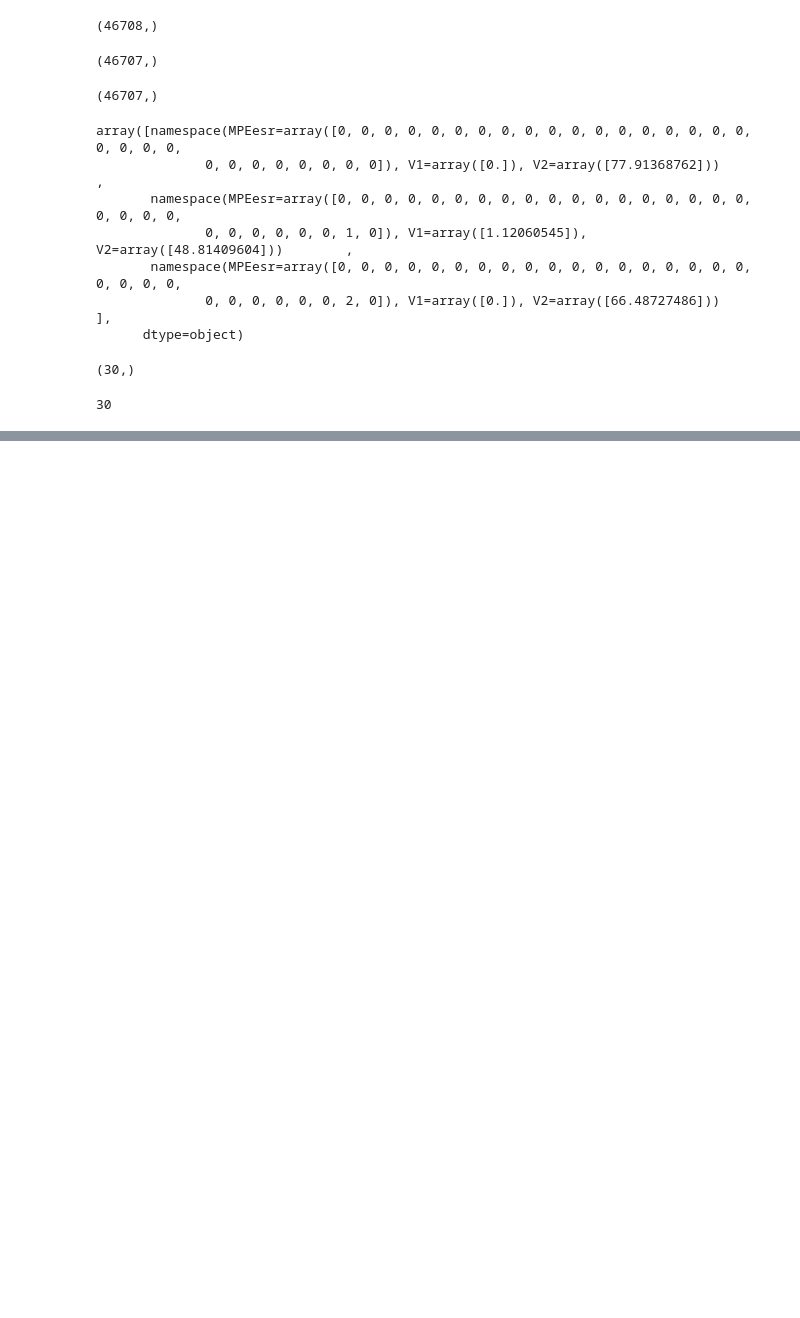
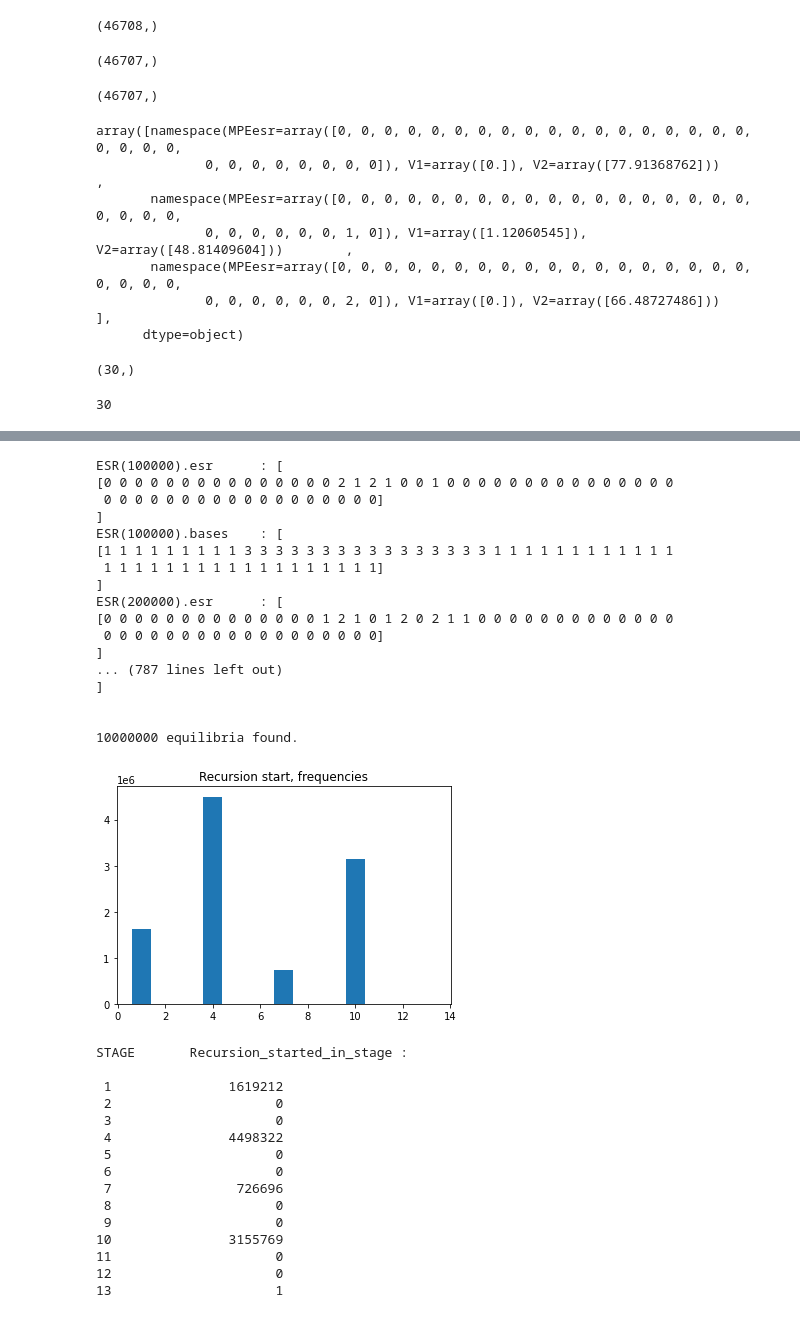
Before and after one commit to AskerNC/dp_ucph, a Jupyter notebook: 4_dynamic_games/python_prelim/RLS/RLS_leapfrog_exercise.ipynb, the cells around one changed output, grey strips where cells are left out. Cells and saved outputs as stored; diff of their text form; code cells hidden in the pictures; blank space fills up the shorter version.

```diff
--- a/4_dynamic_games/python_prelim/RLS/RLS_leapfrog_exercise.ipynb
+++ b/4_dynamic_games/python_prelim/RLS/RLS_leapfrog_exercise.ipynb
@@ -578,0 +593,45 @@ plt.scatter(Vu[:,0],Vu[:,1])
+# %%
+options = {'maxc':5, 'nC':5}
+mp = lf.Lf_model(options)
+
+
+ess0 = copy.copy(mp.ess)
+stage_index=  copy.copy(mp.stage_index)
+
+ESS, TAU, out = rls.solve(Gtau,mp,ess0,stage_index,maxEQ=10000000, printev=100000)
+
+mp.print_equilibria(ESS, TAU, out )
+# %% [output]
+ESR(100000).esr      : [
+[0 0 0 0 0 0 0 0 0 0 0 0 0 0 0 2 1 2 1 0 0 1 0 0 0 0 0 0 0 0 0 0 0 0 0 0 0
+ 0 0 0 0 0 0 0 0 0 0 0 0 0 0 0 0 0 0]
+]
+ESR(100000).bases    : [
+[1 1 1 1 1 1 1 1 1 3 3 3 3 3 3 3 3 3 3 3 3 3 3 3 3 1 1 1 1 1 1 1 1 1 1 1 1
+ 1 1 1 1 1 1 1 1 1 1 1 1 1 1 1 1 1 1]
+]
+ESR(200000).esr      : [
+[0 0 0 0 0 0 0 0 0 0 0 0 0 0 1 2 1 0 1 2 0 2 1 1 0 0 0 0 0 0 0 0 0 0 0 0 0
+ 0 0 0 0 0 0 0 0 0 0 0 0 0 0 0 0 0 0]
+]
+... (787 lines left out)
+]
+
+
+10000000 equilibria found.
+[figure, added]
+STAGE       Recursion_started_in_stage :
+
+ 1               1619212
+ 2                     0
+ 3                     0
+ 4               4498322
+ 5                     0
+ 6                     0
+ 7                726696
+ 8                     0
+ 9                     0
+10               3155769
+11                     0
+12                     0
+13                     1
```
Also changed, not shown: parts of 26 cells of this notebook, 5 other files.
